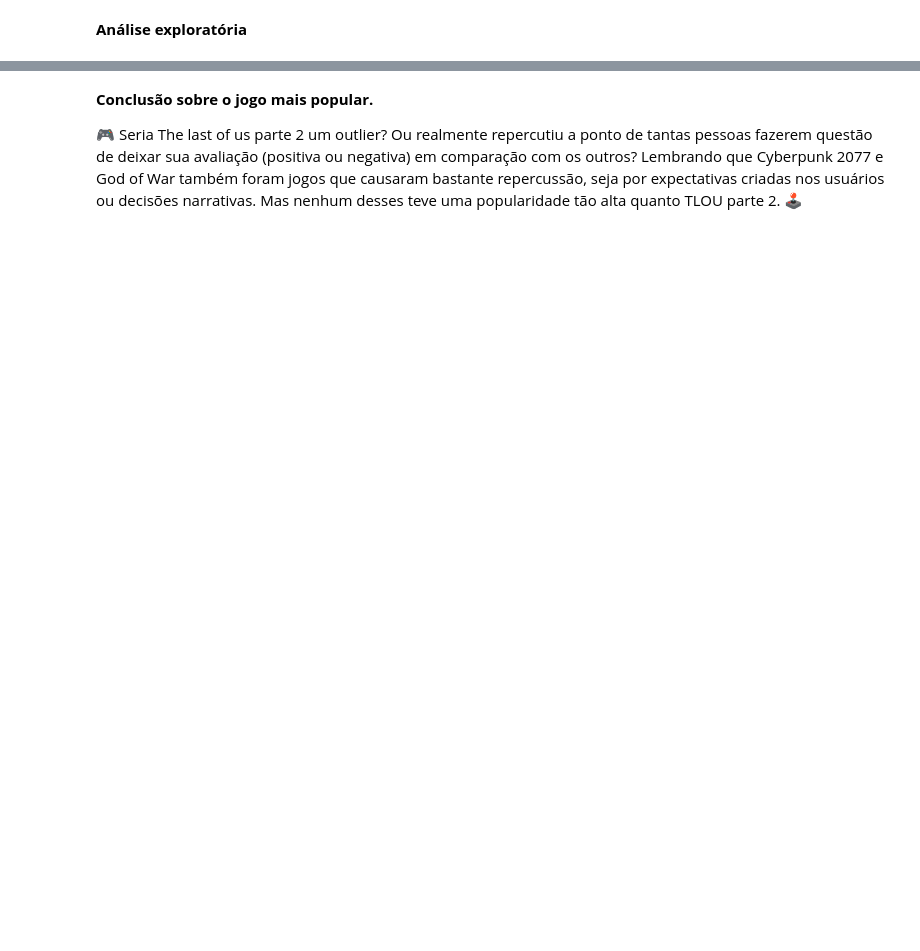
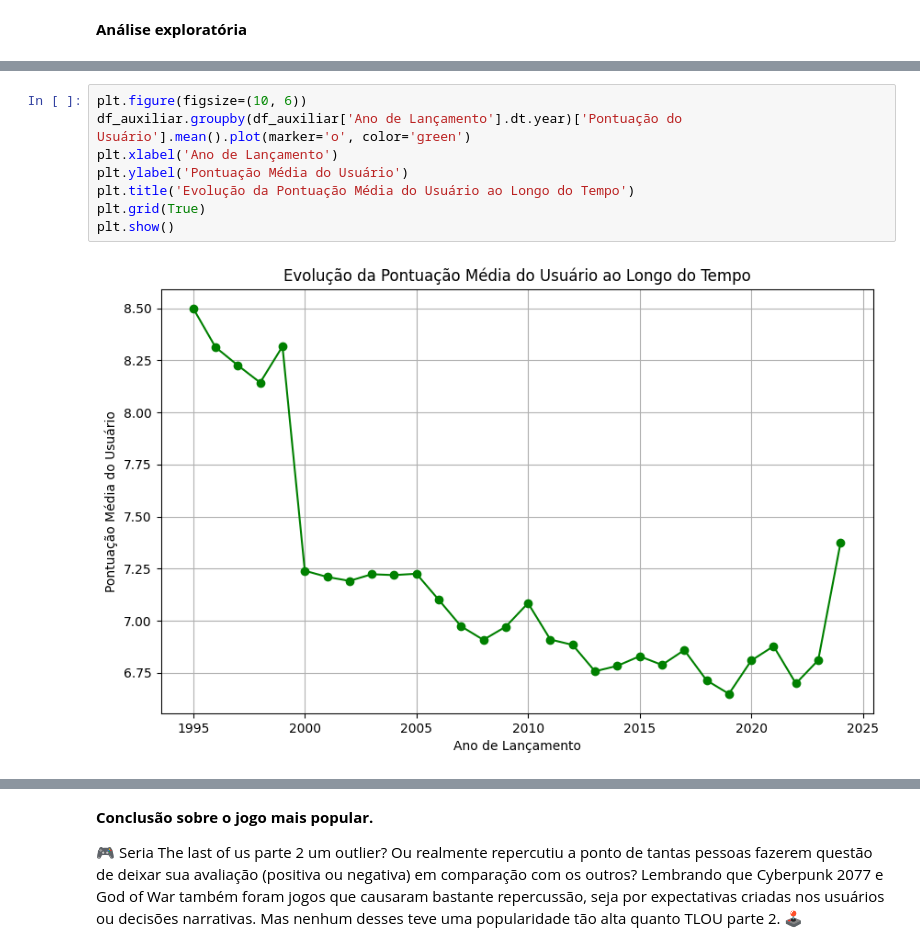
Before and after one commit to luisgoni/ProjetoEstatistica_Mod_5, a Jupyter notebook: Projeto_Estatística.ipynb, the cells around one changed output, grey strips where cells are left out. Cells and saved outputs as stored; diff of their text form; blank space fills up the shorter version.

```diff
--- a/Projeto_Estatística.ipynb
+++ b/Projeto_Estatística.ipynb
@@ -237,0 +311,10 @@ fig.show(render='iframe')
+# %%
+plt.figure(figsize=(10, 6))
+df_auxiliar.groupby(df_auxiliar['Ano de Lançamento'].dt.year)['Pontuação do Usuário'].mean().plot(marker='o', color='green')
+plt.xlabel('Ano de Lançamento')
+plt.ylabel('Pontuação Média do Usuário')
+plt.title('Evolução da Pontuação Média do Usuário ao Longo do Tempo')
+plt.grid(True)
+plt.show()
+# %% [output]
+[figure, added]
```
Also changed, not shown: parts of 25 cells of this notebook.
